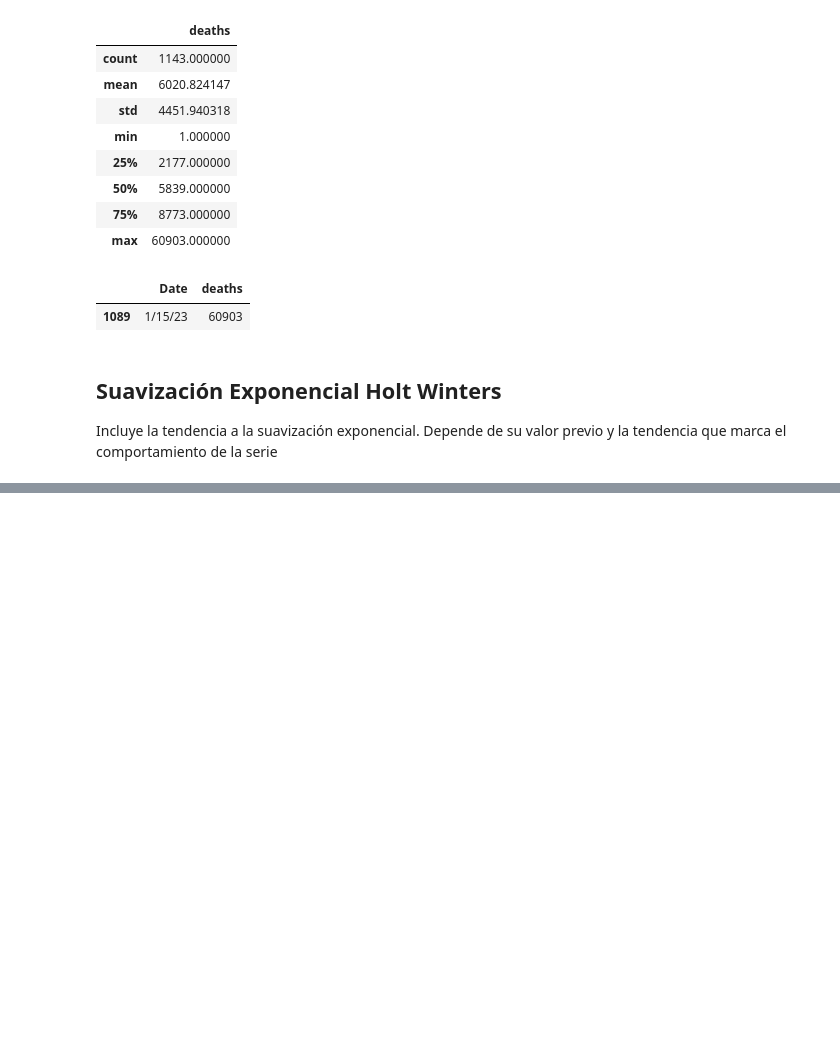
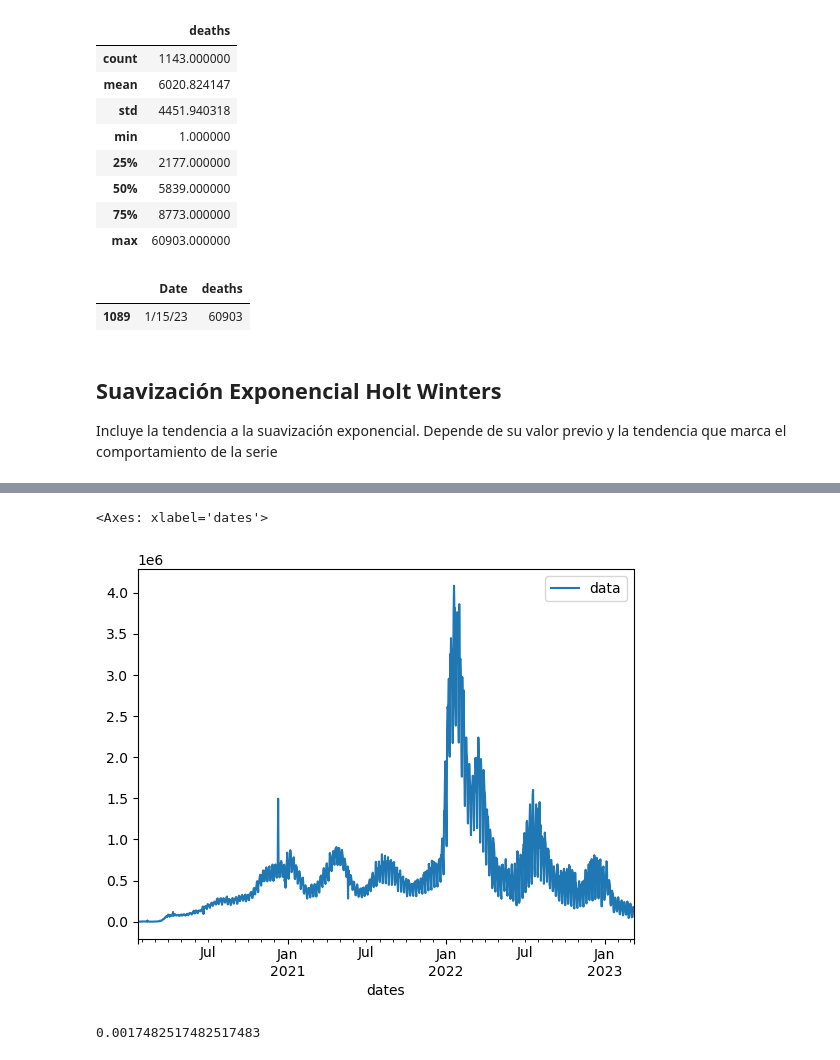
Before and after one commit to SGiraldoZ/NBs_BI, a Jupyter notebook: series_tiempo2.ipynb, the cells around one changed output, grey strips where cells are left out. Cells and saved outputs as stored; diff of their text form; code cells hidden in the pictures; blank space fills up the shorter version.

```diff
--- a/series_tiempo2.ipynb
+++ b/series_tiempo2.ipynb
@@ -211,0 +259,12 @@ Incluye la tendencia a la suavización exponencial. Depende de su valor previo y
+# %%
+world_daily_increase_df['dates'] = pd.to_datetime(world_daily_increase_df['dates'], format = "%m/%d/%y")
+world_daily_increase_df.set_index('dates', inplace=True)
+world_daily_increase_df.plot()
+# %% [output]
+<Axes: xlabel='dates'>
+[figure, added]
+# %%
+alpha = 2 / (len(world_daily_increase_df['data'])+1)
+print(alpha)
+# %% [output]
+0.0017482517482517483
```
Also changed, not shown: parts of 13 cells of this notebook, 1 other file.
